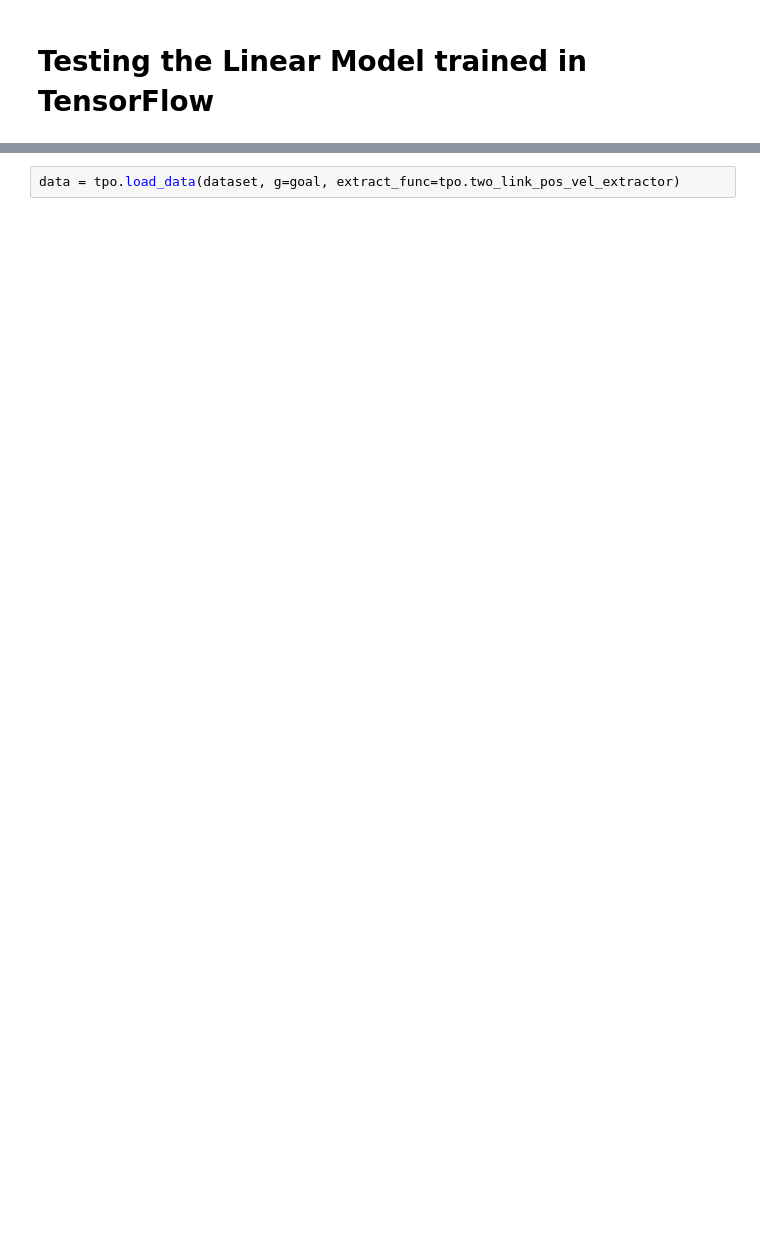
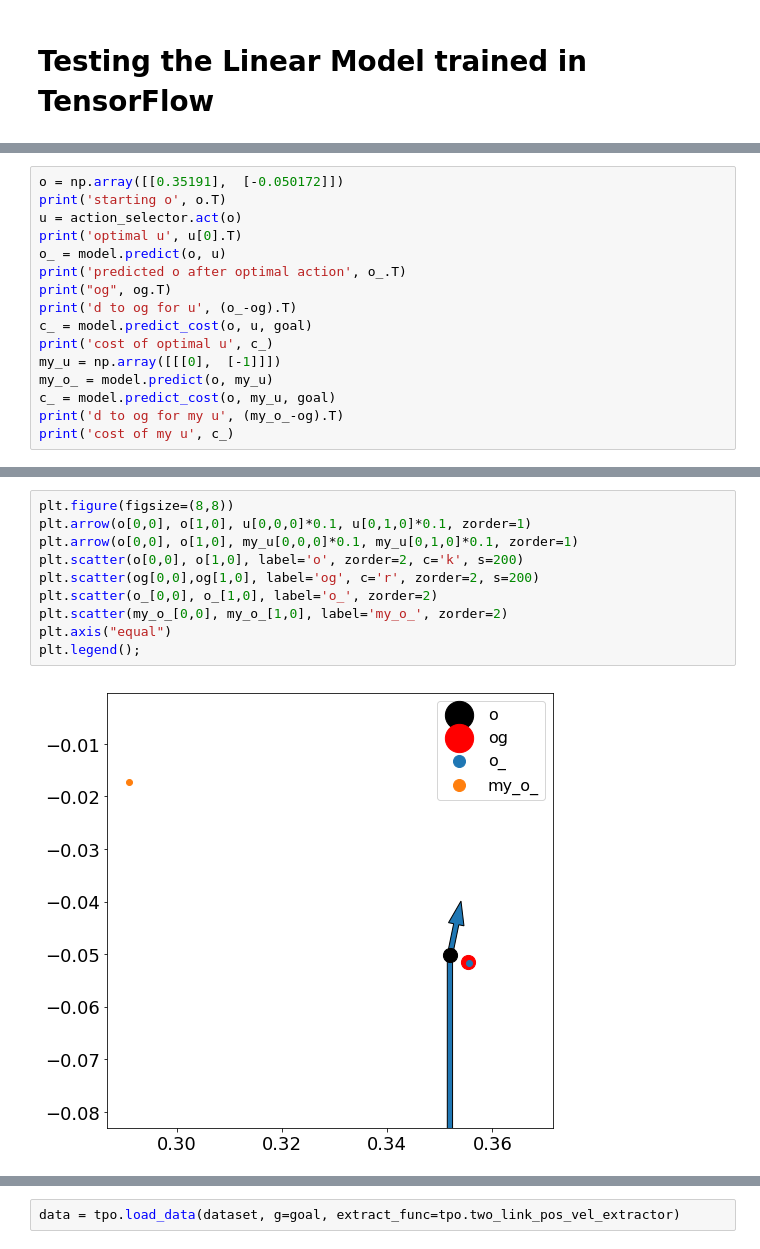
Before and after one commit to UM-ARM-Lab/unreliable-deform-manipulation, a Jupyter notebook: link_bot_notebooks/src/link_bot_notebooks/Multi-Step Linear.ipynb, the cells around one changed output, grey strips where cells are left out. Saved outputs shown, nothing was run; the diff lists cells and outputs as text; blank space fills up the shorter version.

```diff
--- a/link_bot_notebooks/src/link_bot_notebooks/Multi-Step Linear.ipynb
+++ b/link_bot_notebooks/src/link_bot_notebooks/Multi-Step Linear.ipynb
@@ -58,0 +44,16 @@ print(s1.T)
+# %%
+o = np.array([[0.35191],  [-0.050172]])
+print('starting o', o.T)
+u = action_selector.act(o)
+print('optimal u', u[0].T)
+o_ = model.predict(o, u)
+print('predicted o after optimal action', o_.T)
+print("og", og.T)
+print('d to og for u', (o_-og).T)
+c_ = model.predict_cost(o, u, goal)
+print('cost of optimal u', c_)
+my_u = np.array([[[0],  [-1]]])
+my_o_ = model.predict(o, my_u)
+c_ = model.predict_cost(o, my_u, goal)
+print('d to og for my u', (my_o_-og).T)
+print('cost of my u', c_)
@@ -58,0 +69,12 @@ print(s1.T)
+# %%
+plt.figure(figsize=(8,8))
+plt.arrow(o[0,0], o[1,0], u[0,0,0]*0.1, u[0,1,0]*0.1, zorder=1)
+plt.arrow(o[0,0], o[1,0], my_u[0,0,0]*0.1, my_u[0,1,0]*0.1, zorder=1)
+plt.scatter(o[0,0], o[1,0], label='o', zorder=2, c='k', s=200)
+plt.scatter(og[0,0],og[1,0], label='og', c='r', zorder=2, s=200)
+plt.scatter(o_[0,0], o_[1,0], label='o_', zorder=2)
+plt.scatter(my_o_[0,0], my_o_[1,0], label='my_o_', zorder=2)
+plt.axis("equal")
+plt.legend();
+# %% [output]
+[figure, added]
```
Also changed, not shown: parts of 11 cells of this notebook, 12 other files.
